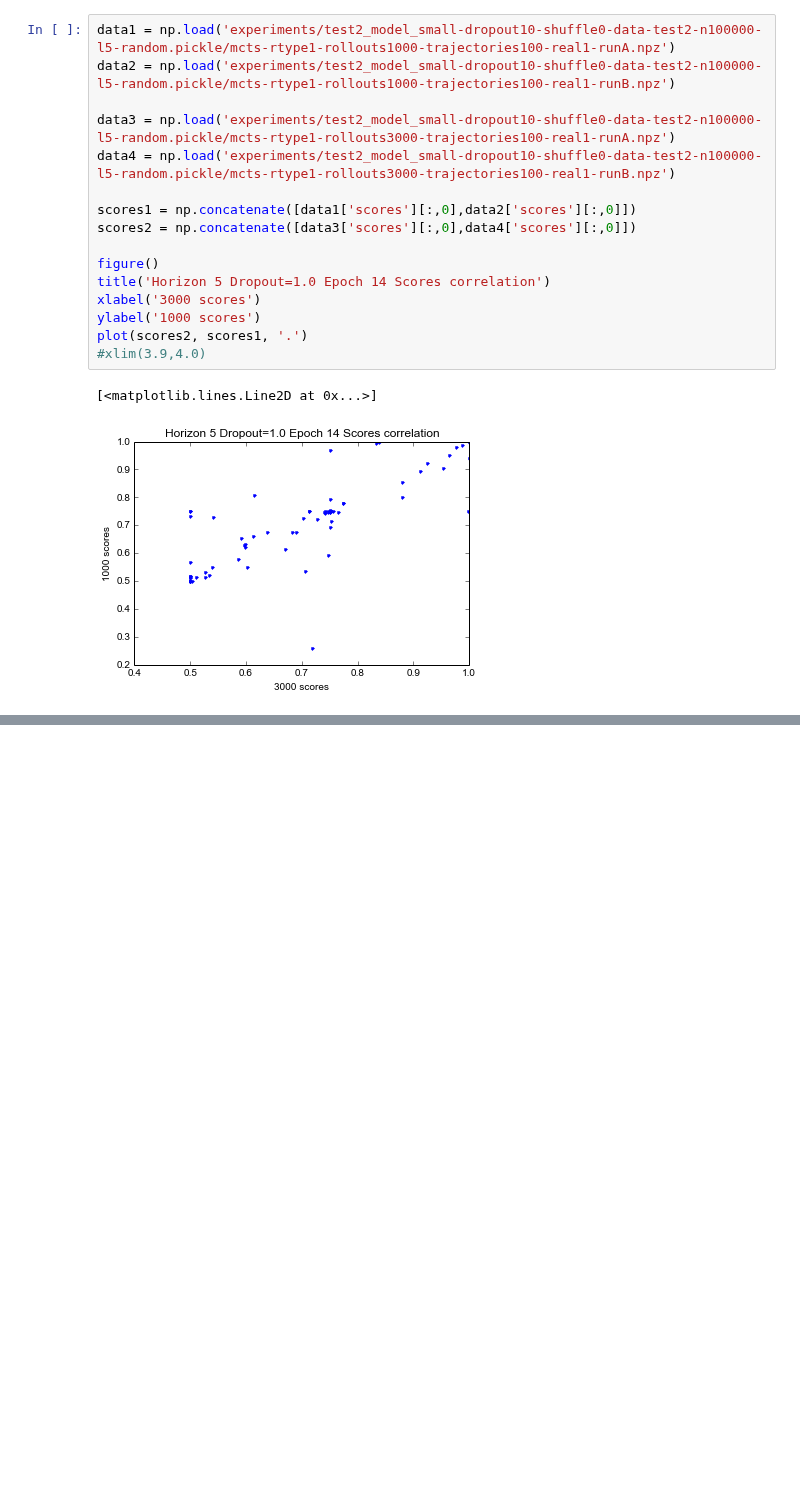
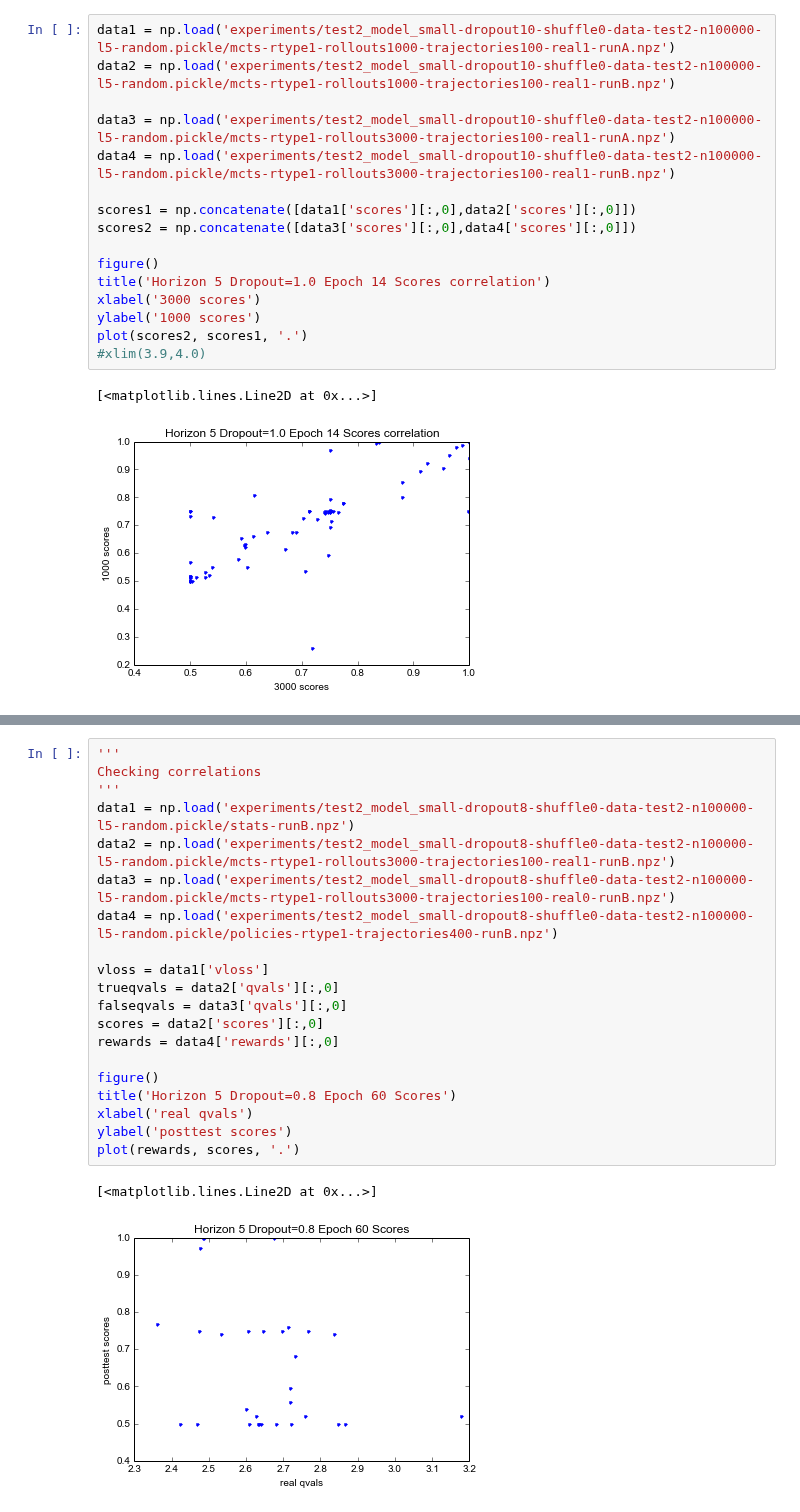
Before and after one commit to lisa-1010/smart-tutor, a Jupyter notebook: code/danielgraphing.ipynb, the cells around one changed output, grey strips where cells are left out. Drawn from its saved outputs; the diff is of its cells as text; blank space fills up the shorter version.

```diff
--- a/code/danielgraphing.ipynb
+++ b/code/danielgraphing.ipynb
@@ -1236,0 +631,23 @@ plot(scores2, scores1, '.')
+# %%
+'''
+Checking correlations
+'''
+data1 = np.load('experiments/test2_model_small-dropout8-shuffle0-data-test2-n100000-l5-random.pickle/stats-runB.npz')
+data2 = np.load('experiments/test2_model_small-dropout8-shuffle0-data-test2-n100000-l5-random.pickle/mcts-rtype1-rollouts3000-trajectories100-real1-runB.npz')
+data3 = np.load('experiments/test2_model_small-dropout8-shuffle0-data-test2-n100000-l5-random.pickle/mcts-rtype1-rollouts3000-trajectories100-real0-runB.npz')
+data4 = np.load('experiments/test2_model_small-dropout8-shuffle0-data-test2-n100000-l5-random.pickle/policies-rtype1-trajectories400-runB.npz')
+
+vloss = data1['vloss']
+trueqvals = data2['qvals'][:,0]
+falseqvals = data3['qvals'][:,0]
+scores = data2['scores'][:,0]
+rewards = data4['rewards'][:,0]
+
+figure()
+title('Horizon 5 Dropout=0.8 Epoch 60 Scores')
+xlabel('real qvals')
+ylabel('posttest scores')
+plot(rewards, scores, '.')
+# %% [output]
+[<matplotlib.lines.Line2D at 0x...>]
+[figure, added]
```
Also changed, not shown: parts of 16 cells of this notebook, 21 other files.
